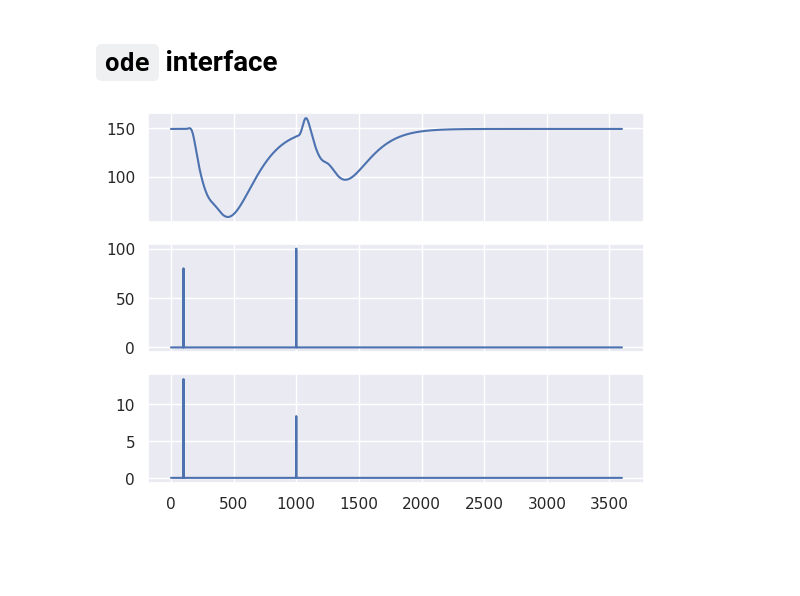
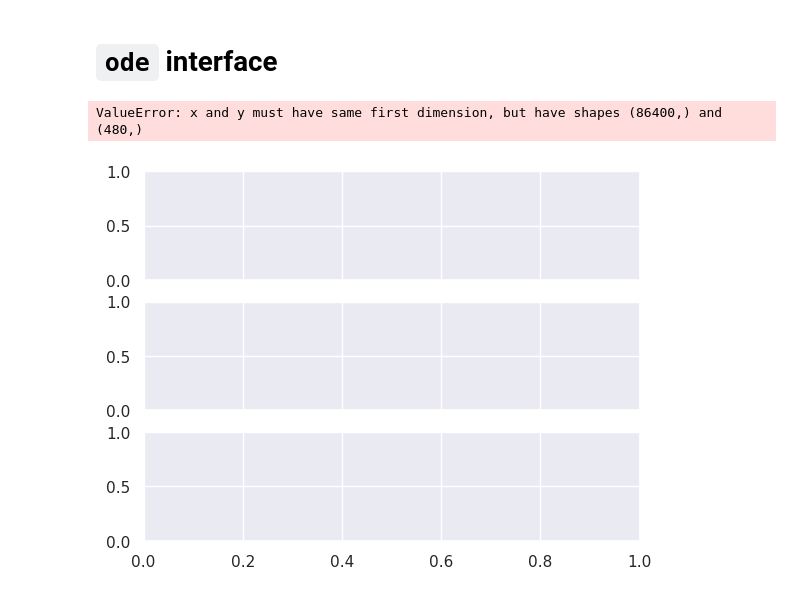
Before and after one commit to v15hv4/PINN-CGM, a Jupyter notebook: re.ipynb, the cells around one changed output. Cells and saved outputs as stored; diff of their text form; code cells hidden in the pictures; blank space fills up the shorter version.

```diff
--- a/re.ipynb
+++ b/re.ipynb
@@ -296,0 +282,12 @@ while p.t < 60 * 60:
+# %%
+adult001 = pd.read_csv("results/2023-04-12_03-10-46/adult#001.csv")
+# %%
+time = adult001["Time"].map(dt2int).to_numpy()
+CHO = adult001["CHO"].to_numpy()
+insulin = adult001["insulin"].to_numpy()
+# %%
+# normalize time
+time -= time[0]
+
+CHO_times = time[np.where(CHO > CHO[0])]
+insulin_times = time[np.where(insulin > insulin[0])]
@@ -297,8 +338,7 @@ while p.t < 60 * 60:
 # %%
-fig, ax = plt.subplots(3, sharex=True)
-ax[0].plot(t, BG)
-ax[1].plot(t, CHO)
-ax[2].plot(t, insulin)
-plt.show()
+def plot_res(res_t, res_CHO, res_insulin, res_BG):
+    fig, ax = plt.subplots(3, sharex=True)
+    ax[0].plot(res_t, res_BG, "r")
+    ax[1].plot(res_t, res_CHO, "y")
+    ax[2].plot(res_t, res_insulin, "g")
+    plt.show()
-# %% [output]
-[figure, removed]
@@ -304,0 +391,6 @@ plt.show()
+# %%
+r1_t, r1_CHO, r1_insulin, r1_BG, r1_CGM = run_sim()
+plot_res(r1_t, r1_CHO, r1_insulin, r1_CGM)
+# %% [output]
+ValueError: x and y must have same first dimension, but have shapes (86400,) and (480,)
+[figure, added]
```
Also changed, not shown: parts of 15 cells of this notebook, 33 other files.
